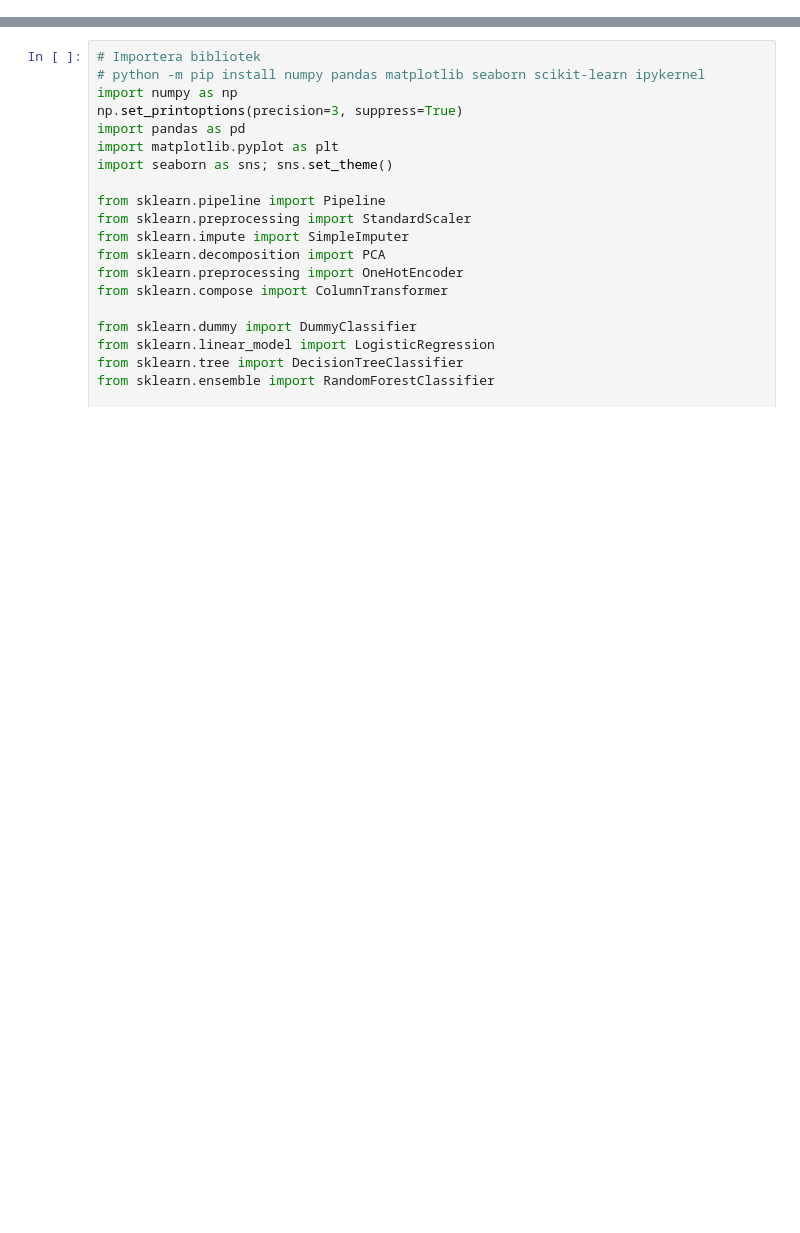
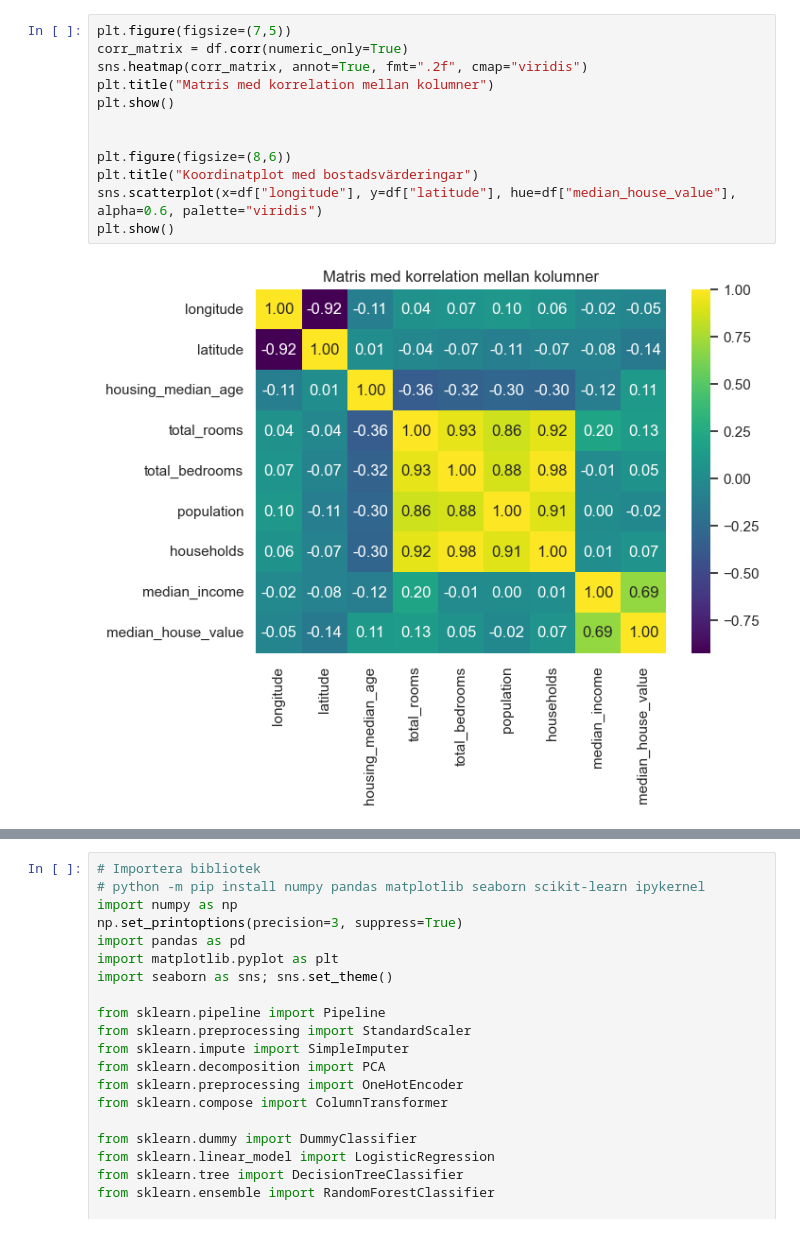
Before and after one commit to MaWe96/California-Housing-ML, a Jupyter notebook: notebook.ipynb, the cells around one changed output, grey strips where cells are left out. Cells and saved outputs as stored; diff of their text form; blank space fills up the shorter version.

```diff
--- a/notebook.ipynb
+++ b/notebook.ipynb
@@ -6,0 +125,14 @@ All beskrivande text i notebooken förklaras i rapporten.
+# %%
+plt.figure(figsize=(7,5))
+corr_matrix = df.corr(numeric_only=True)
+sns.heatmap(corr_matrix, annot=True, fmt=".2f", cmap="viridis")
+plt.title("Matris med korrelation mellan kolumner")
+plt.show()
+
+
+plt.figure(figsize=(8,6))
+plt.title("Koordinatplot med bostadsvärderingar")
+sns.scatterplot(x=df["longitude"], y=df["latitude"], hue=df["median_house_value"], alpha=0.6, palette="viridis")
+plt.show()
+# %% [output]
+[figure, added]
```
Also changed, not shown: parts of 44 cells of this notebook.
